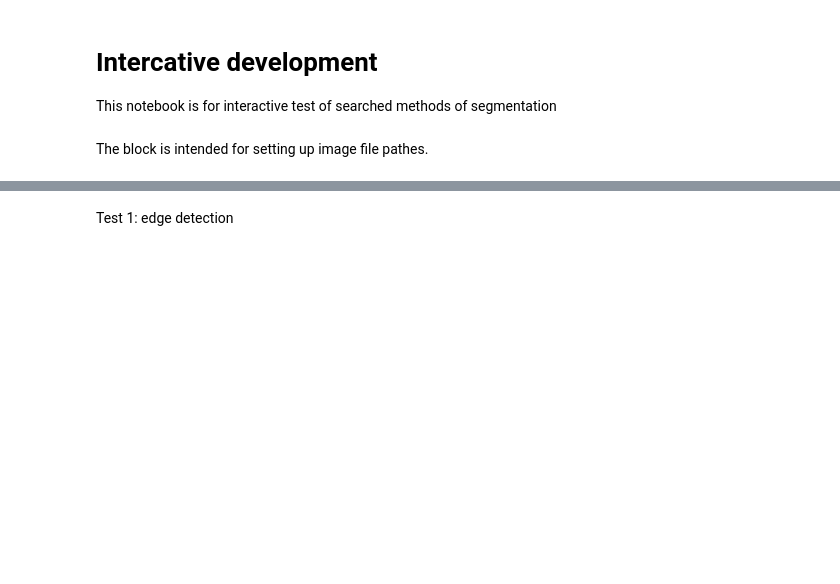
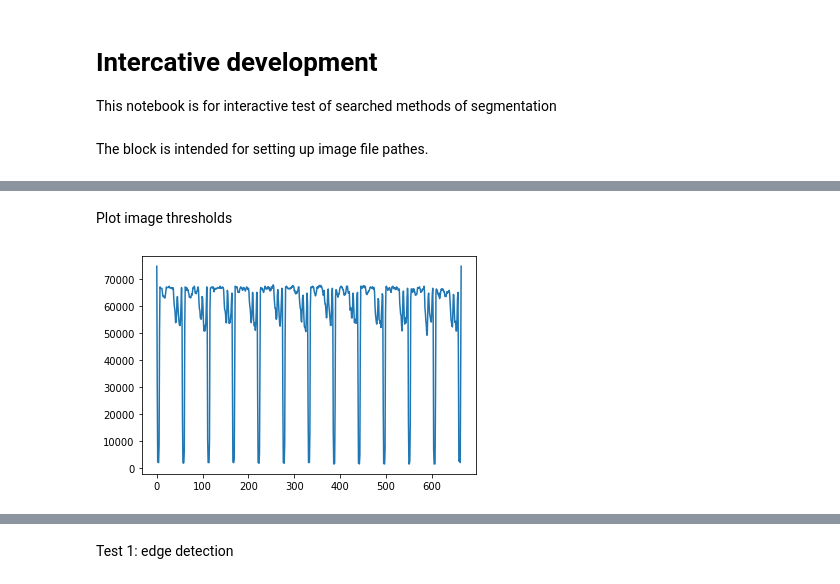
Before and after one commit to y1huac00/SummerProject, a Jupyter notebook: Utils/cv_experiments.ipynb, the cells around one changed output, grey strips where cells are left out. Cells and saved outputs as stored; diff of their text form; code cells hidden in the pictures; blank space fills up the shorter version.

```diff
--- a/Utils/cv_experiments.ipynb
+++ b/Utils/cv_experiments.ipynb
@@ -14,0 +41,9 @@ furry = '../Plaindata/!ZF6590-1-Globigerinoides-sacculifer_obj00001_plane000'
+# %% [markdown]
+Plot image thresholds
+# %%
+img_thr = cv2.threshold(plate_a, 160, 255, cv2.THRESH_BINARY_INV)[1]
+w_proj = img_thr.sum(axis=0)
+plt.plot(w_proj)
+plt.show()
+# %% [output]
+[figure, added]
```
Also changed, not shown: parts of 17 cells of this notebook, 1 other file.
